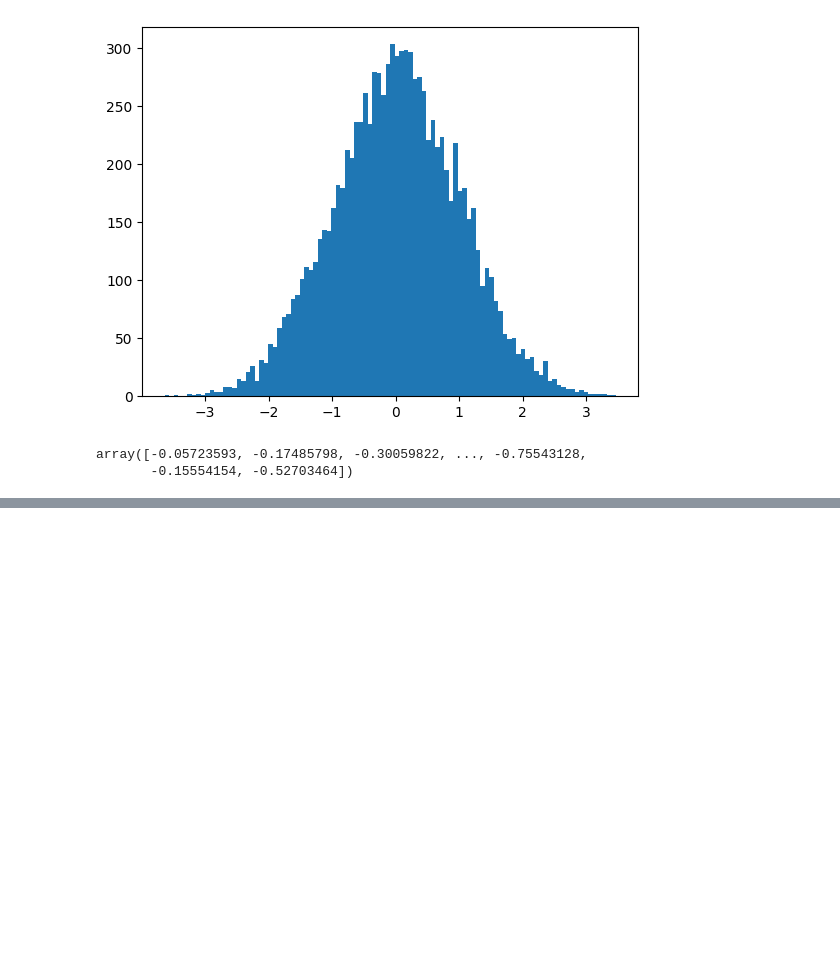
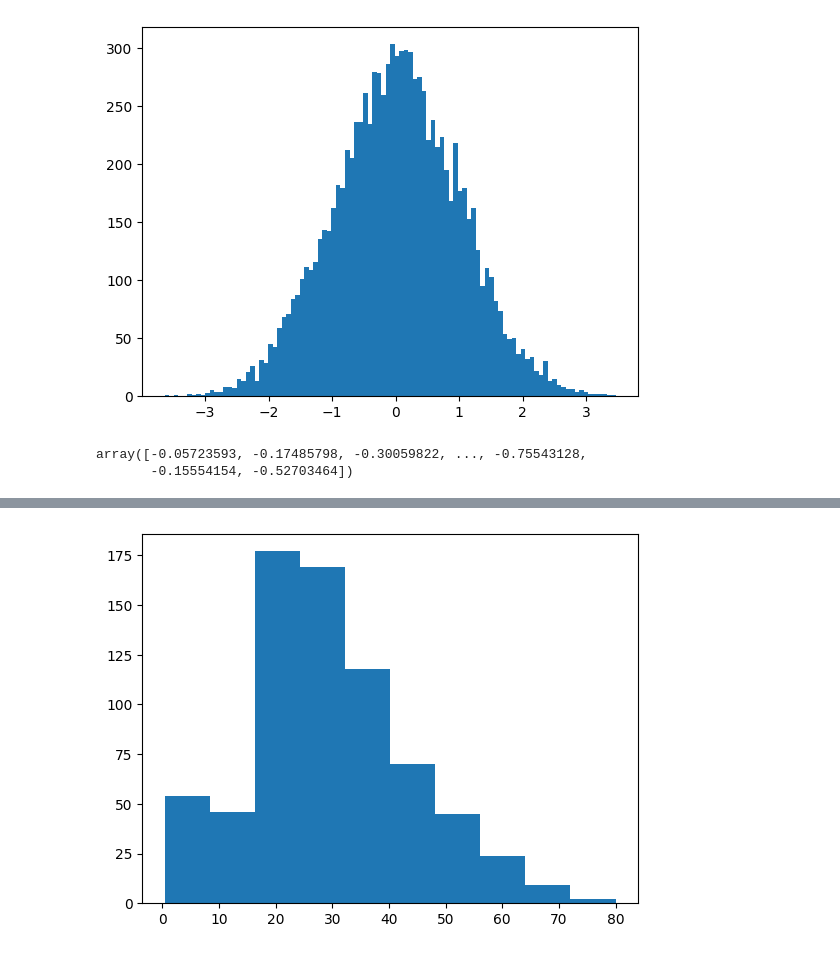
Before and after one commit to MoeeinAali/Quera-AI-Hackathon, a Jupyter notebook: Session01/Day01.ipynb, the cells around one changed output, grey strips where cells are left out. Saved outputs shown, nothing was run; the diff lists cells and outputs as text; code cells hidden in the pictures; blank space fills up the shorter version.

```diff
--- a/Day01.ipynb
+++ b/Session01/Day01.ipynb
@@ -272,0 +282,3 @@ df
+# %%
+df = pd.read_csv('titanic/train.csv')
+df
@@ -272,0 +354,5 @@ df
+# %%
+plt.hist(df.Age)
+plt.show()
+# %% [output]
+[figure, added]
```
Also changed, not shown: parts of 16 cells of this notebook, 3 other files.
